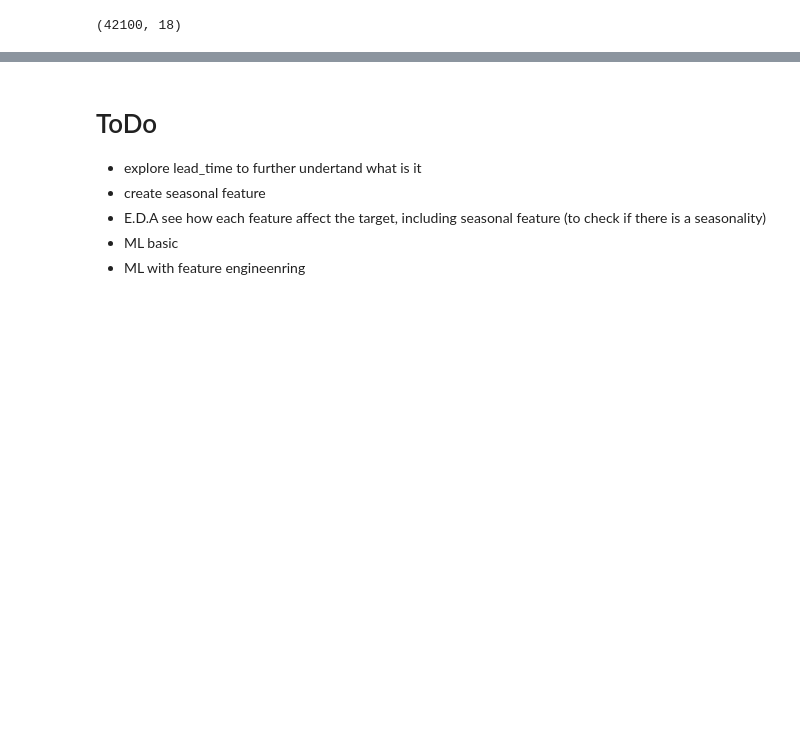
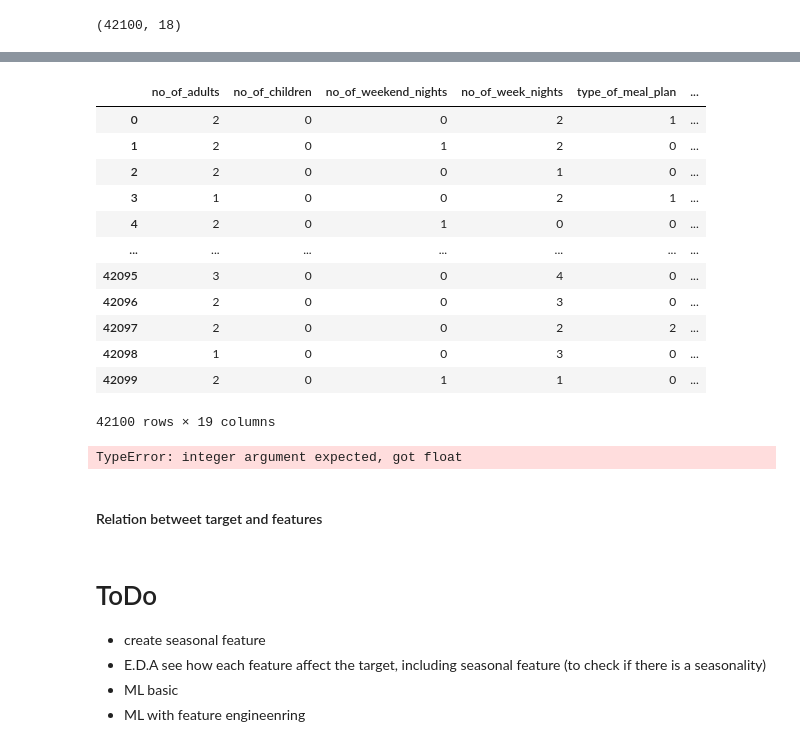
Before and after one commit to javierliro/booking_cancellations, a Jupyter notebook: booking_cancellations.ipynb, the cells around one changed output, grey strips where cells are left out. Drawn from its saved outputs; the diff is of its cells as text; code cells hidden in the pictures; blank space fills up the shorter version.

```diff
--- a/booking_cancellations.ipynb
+++ b/booking_cancellations.ipynb
@@ -121,0 +177,2 @@ seasonal = [
+# %%
+df['day_of_the_year'] = df.apply(lambda x: date(int(x['arrival_year']), int(x['arrival_month']), int(x['arrival_date'])).timetuple().tm_yday, axis=1)
@@ -122,6 +201,31 @@ seasonal = [
+# %%
+df
+# %% [output]
+|  | no_of_adults | no_of_children | no_of_weekend_nights | no_of_week_nights | type_of_meal_plan | ... |
+| 0 | 2 | 0 | 0 | 2 | 1 | ... |
+| 1 | 2 | 0 | 1 | 2 | 0 | ... |
+| 2 | 2 | 0 | 0 | 1 | 0 | ... |
+| 3 | 1 | 0 | 0 | 2 | 1 | ... |
+| 4 | 2 | 0 | 1 | 0 | 0 | ... |
+| ... | ... | ... | ... | ... | ... | ... |
+| 42095 | 3 | 0 | 0 | 4 | 0 | ... |
+| 42096 | 2 | 0 | 0 | 3 | 0 | ... |
+| 42097 | 2 | 0 | 0 | 2 | 2 | ... |
+| 42098 | 1 | 0 | 0 | 3 | 0 | ... |
+| 42099 | 2 | 0 | 1 | 1 | 0 | ... |
+42100 rows × 19 columns
+# %%
+#df['day_of_the_year'] = df.apply(lambda x: date(df['arrival_year'], df['arrival_month'], df['arrival_date']).timetuple().tm_yday, axis=1)
+#df['day_of_the_year'] = date(df['arrival_year'], df['arrival_month'], df['arrival_date']).timetuple().tm_yday
+df['day_of_the_year'] = df.apply(lambda x: date(x['arrival_year'], x['arrival_month'], x['arrival_date']).timetuple().tm_yday, axis=1)
+#df['day_of_the_year'] = df.apply(lambda x: x['arrival_year']- x['arrival_month'], axis=1)
+df
+# %% [output]
+TypeError: integer argument expected, got float
+# %% [markdown]
+#### Relation betweet target and features
 # %% [markdown]
 # ToDo
-* explore lead_time to further undertand what is it
 * create seasonal feature
 * E.D.A see how each feature affect the target, including seasonal feature (to check if there is a seasonality)
 * ML basic
```
Also changed, not shown: parts of 25 cells of this notebook.
